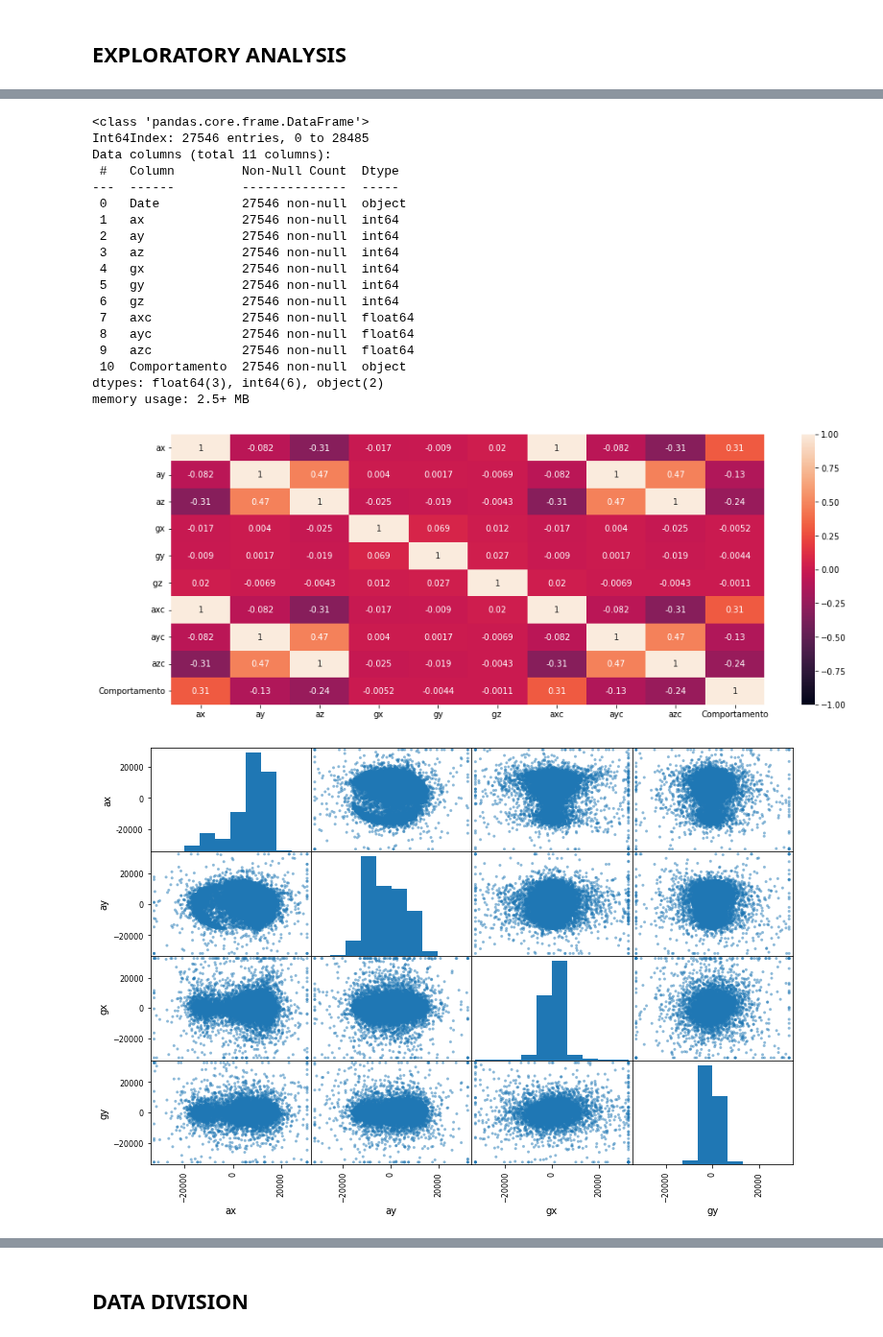
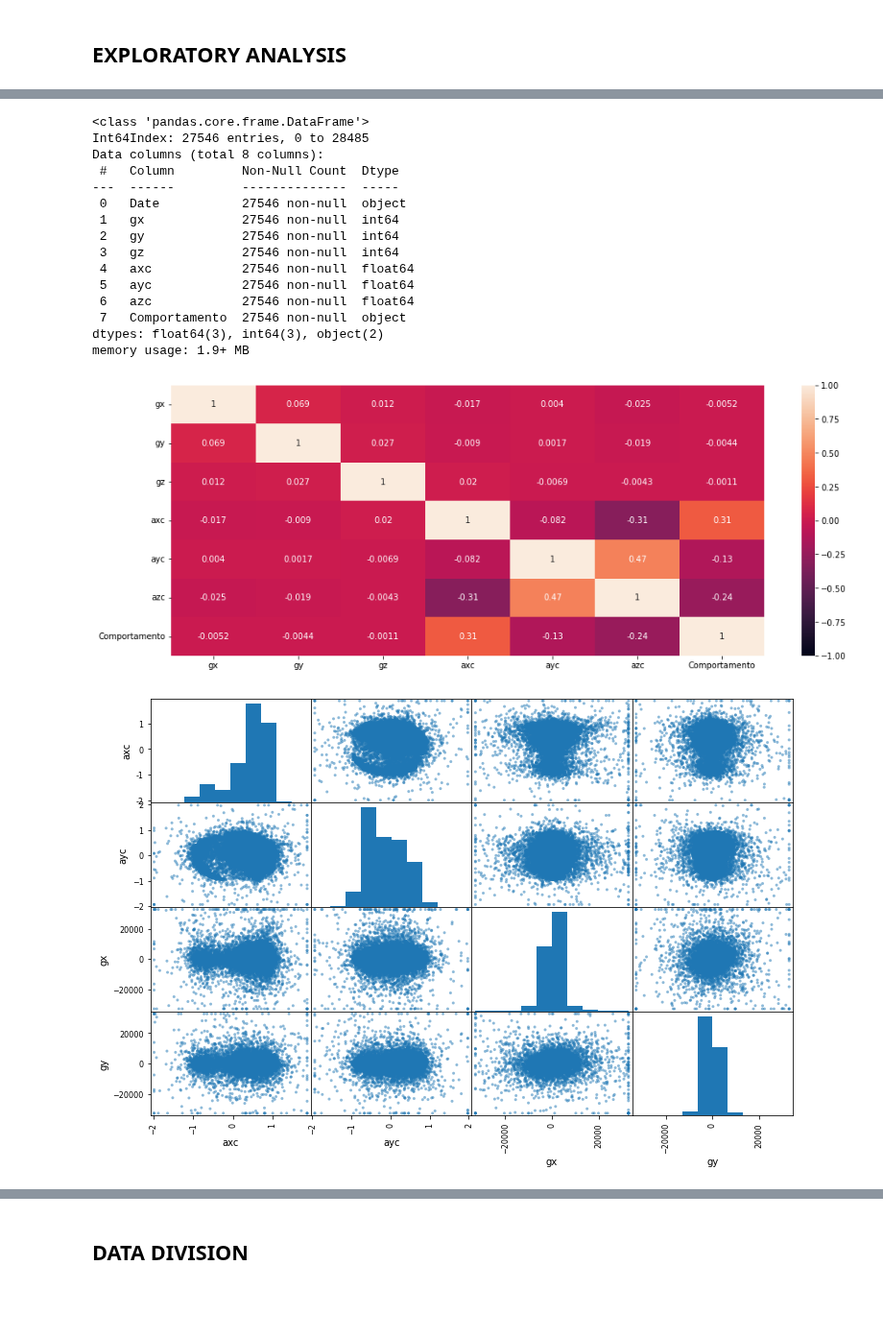
Before and after one commit to egmaziero/ZooWithAI, a Jupyter notebook: (In development) Lazaro - Trabalhos com novo sensor/(In development) Treinamento e Validacao.ipynb, the cells around one changed output, grey strips where cells are left out. Shown at 96% size. Drawn from its saved outputs; the diff is of its cells as text; code cells hidden in the pictures; blank space fills up the shorter version.

```diff
--- a/(In development) Lazaro - Trabalhos com novo sensor/(In development) Treinamento e Validacao.ipynb
+++ b/(In development) Lazaro - Trabalhos com novo sensor/(In development) Treinamento e Validacao.ipynb
@@ -67,6 +73,12 @@ df = df[df.Comportamento.isin(['Locomovendo', 'Agua', 'Outro']) == False]
 
 # Drop rows with NaN values
 df.dropna(inplace=True)
+
+# Drop duplicated features with another scale
+df.drop(labels=['ax', 'ay', 'az'], axis=1, inplace=True)
+
+# Reset index
+df.reset_index(inplace=True, drop=True)
 # %% [markdown]
 ## EXPLORATORY ANALYSIS
 # %%
@@ -99,22 +152,19 @@ df.info()
 # %% [output]
 <class 'pandas.core.frame.DataFrame'>
 Int64Index: 27546 entries, 0 to 28485
-Data columns (total 11 columns):
+Data columns (total 8 columns):
  #   Column         Non-Null Count  Dtype
 ---  ------         --------------  -----
  0   Date           27546 non-null  object
- 1   ax             27546 non-null  int64
- 2   ay             27546 non-null  int64
- 3   az             27546 non-null  int64
- 4   gx             27546 non-null  int64
- 5   gy             27546 non-null  int64
- 6   gz             27546 non-null  int64
- 7   axc            27546 non-null  float64
- 8   ayc            27546 non-null  float64
- 9   azc            27546 non-null  float64
- 10  Comportamento  27546 non-null  object
-dtypes: float64(3), int64(6), object(2)
-memory usage: 2.5+ MB
+ 1   gx             27546 non-null  int64
+ 2   gy             27546 non-null  int64
+ 3   gz             27546 non-null  int64
+ 4   axc            27546 non-null  float64
+ 5   ayc            27546 non-null  float64
+ 6   azc            27546 non-null  float64
+ 7   Comportamento  27546 non-null  object
+dtypes: float64(3), int64(3), object(2)
+memory usage: 1.9+ MB
 # %%
 from sklearn.preprocessing import LabelEncoder
 le = LabelEncoder()
@@ -127,12 +177,12 @@ sns.heatmap( df.corr(), annot=True, vmin=-1, vmax=1)
 
 plt.show()
 # %% [output]
-[figure, old version]
+[figure, new version]
 # %%
 from pandas.plotting import scatter_matrix
 
-attributes = ["ax", "ay", "gx", "gy"]
+attributes = ["axc", "ayc", "gx", "gy"]
 scatter_matrix(df[attributes], figsize=(12, 8))
 plt.show()
 # %% [output]
-[figure, old version]
+[figure, new version]
```
Also changed, not shown: parts of 33 cells of this notebook, 43 other files.
